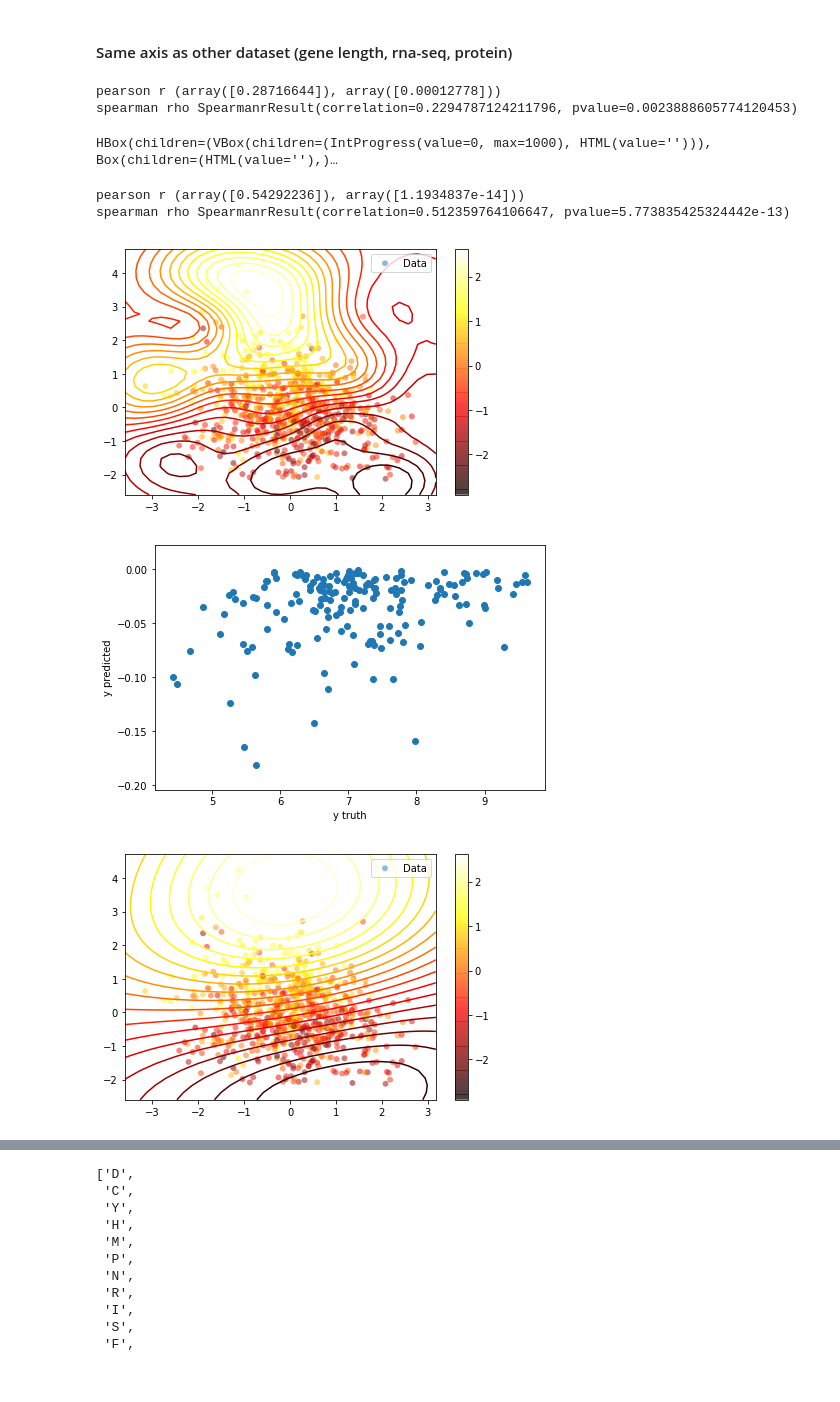
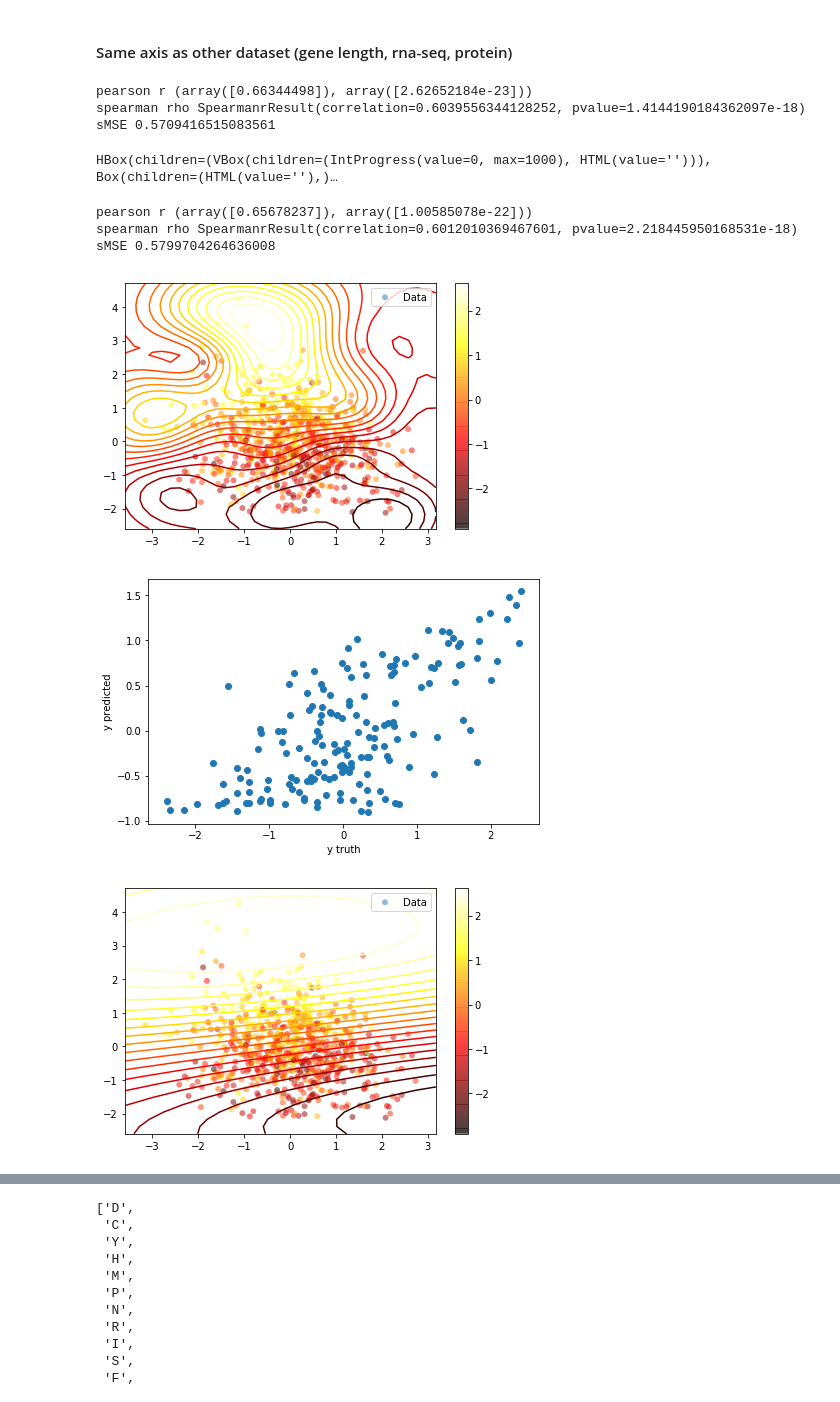
Before and after one commit to danielshak/GaussianProcesses, a Jupyter notebook: Notebooks/29Atlas/Gpy_29atlas.ipynb, the cells around one changed output, grey strips where cells are left out. Drawn from its saved outputs; the diff is of its cells as text; code cells hidden in the pictures.

```diff
--- a/Notebooks/Gpy_29atlas.ipynb
+++ b/Notebooks/29Atlas/Gpy_29atlas.ipynb
@@ -130,8 +130,11 @@ AdrTrn1.head()
 # %% [markdown]
 #### Same axis as other dataset (gene length, rna-seq, protein)
 # %%
-def testGP(x,y,x_test,y_test):
-    m = GPy.models.GPRegression(x,y)
+def testGP(x,y,x_test,y_test,k=None):
+    if k != None:
+        m = GPy.models.GPRegression(x,y,k)
+    else:
+        m = GPy.models.GPRegression(x,y)
     if x.shape[1]<=2:
         _ = m.plot()
         ax = plt.gca()
@@ -143,8 +146,12 @@ def testGP(x,y,x_test,y_test):
 
     pearsonr = scipy.stats.pearsonr(y_test,y_predicted)
     spearmanrho = scipy.stats.spearmanr(y_test,y_predicted)
+    sMSE = mean_squared_error(y_test,y_predicted)/np.var(y_test)
+
     print(f'pearson r {pearsonr}')
     print(f'spearman rho {spearmanrho}')
+    print(f'sMSE {sMSE}')
+
     fig = plt.figure()
     fig.set_size_inches(7,4.5)
     ax1 = fig.add_subplot(111)
@@ -164,8 +171,12 @@ def testGP(x,y,x_test,y_test):
 
     pearsonr = scipy.stats.pearsonr(y_test,y_predicted)
     spearmanrho = scipy.stats.spearmanr(y_test,y_predicted)
+    sMSE = mean_squared_error(y_test,y_predicted)/np.var(y_test)
+
     print(f'pearson r {pearsonr}')
     print(f'spearman rho {spearmanrho}')
+    print(f'sMSE {sMSE}')
+
     fig = plt.figure()
     fig.set_size_inches(7,4.5)
     ax2 = fig.add_subplot(111)
@@ -176,15 +187,23 @@ def testGP(x,y,x_test,y_test):
 # %%
 x = AdrTrn1[['GeneLength','Adrenal_mRNA']].values
 y = AdrTrn1[['Adrenal_protein']].values
+
+d = 2 # input dimension
+var = 1. # variance
+theta = 1 # lengthscale
+k = GPy.kern.RBF(d,var,theta,ARD=True)
+
 x_test = AdrTst1[['GeneLength','Adrenal_mRNA']].values
 y_test = AdrTst1[['Adrenal_protein']].values
-m=testGP(x,y,x_test,y_test)
+m=testGP(x,y,x_test,y_test,k)
 # %% [output]
-pearson r (array([0.28716644]), array([0.00012778]))
-spearman rho SpearmanrResult(correlation=0.2294787124211796, pvalue=0.0023888605774120453)
+pearson r (array([0.66344498]), array([2.62652184e-23]))
+spearman rho SpearmanrResult(correlation=0.6039556344128252, pvalue=1.4144190184362097e-18)
+sMSE 0.5709416515083561
 HBox(children=(VBox(children=(IntProgress(value=0, max=1000), HTML(value=''))), Box(children=(HTML(value=''),)…
-pearson r (array([0.54292236]), array([1.1934837e-14]))
-spearman rho SpearmanrResult(correlation=0.512359764106647, pvalue=5.773835425324442e-13)
+pearson r (array([0.65678237]), array([1.00585078e-22]))
+spearman rho SpearmanrResult(correlation=0.6012010369467601, pvalue=2.218445950168531e-18)
+sMSE 0.5799704264636008
 [figure]
-[figure, old version]
+[figure, new version]
-[figure, old version]
+[figure, new version]
```
Also changed, not shown: parts of 17 cells of this notebook, 4 other files.
